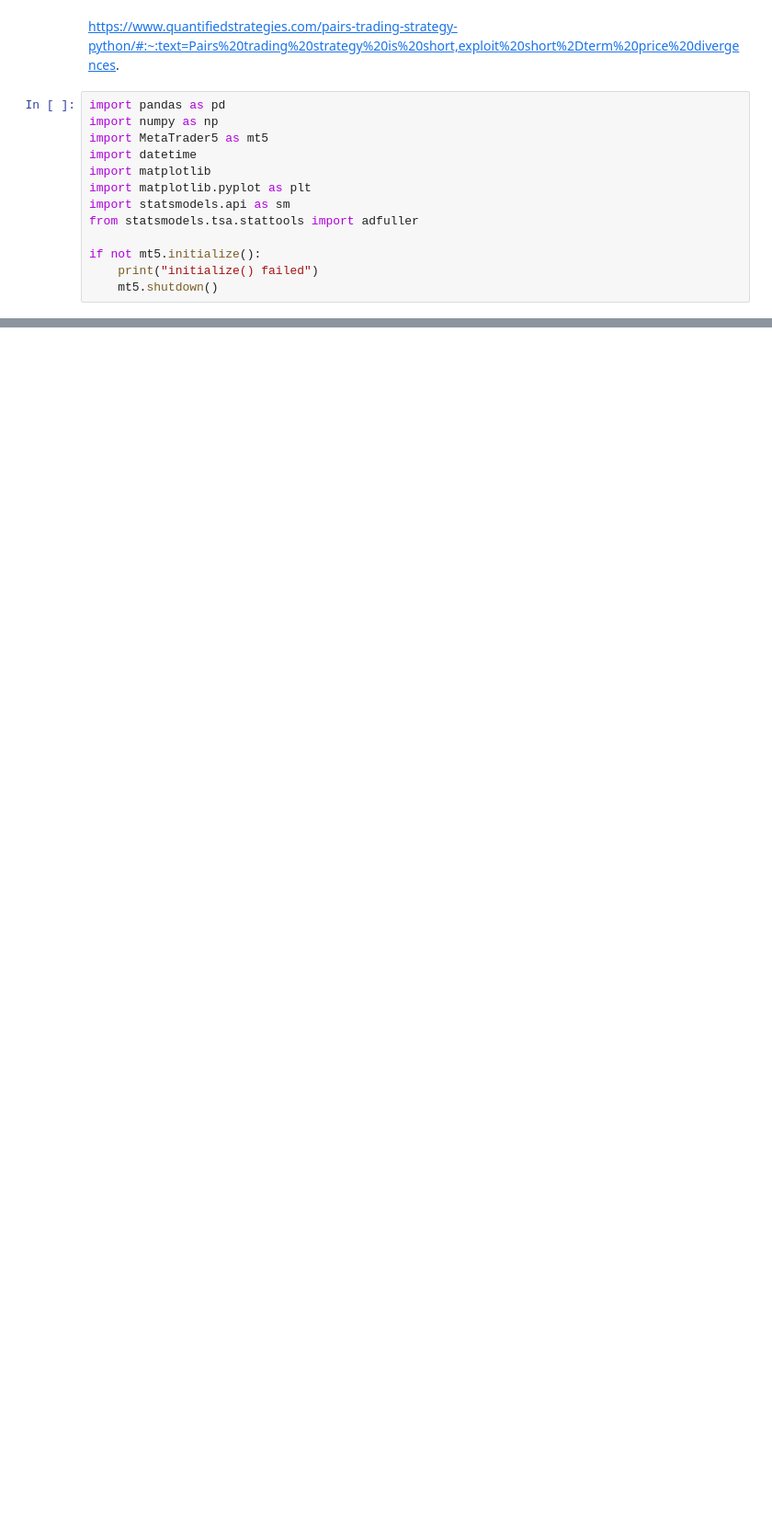
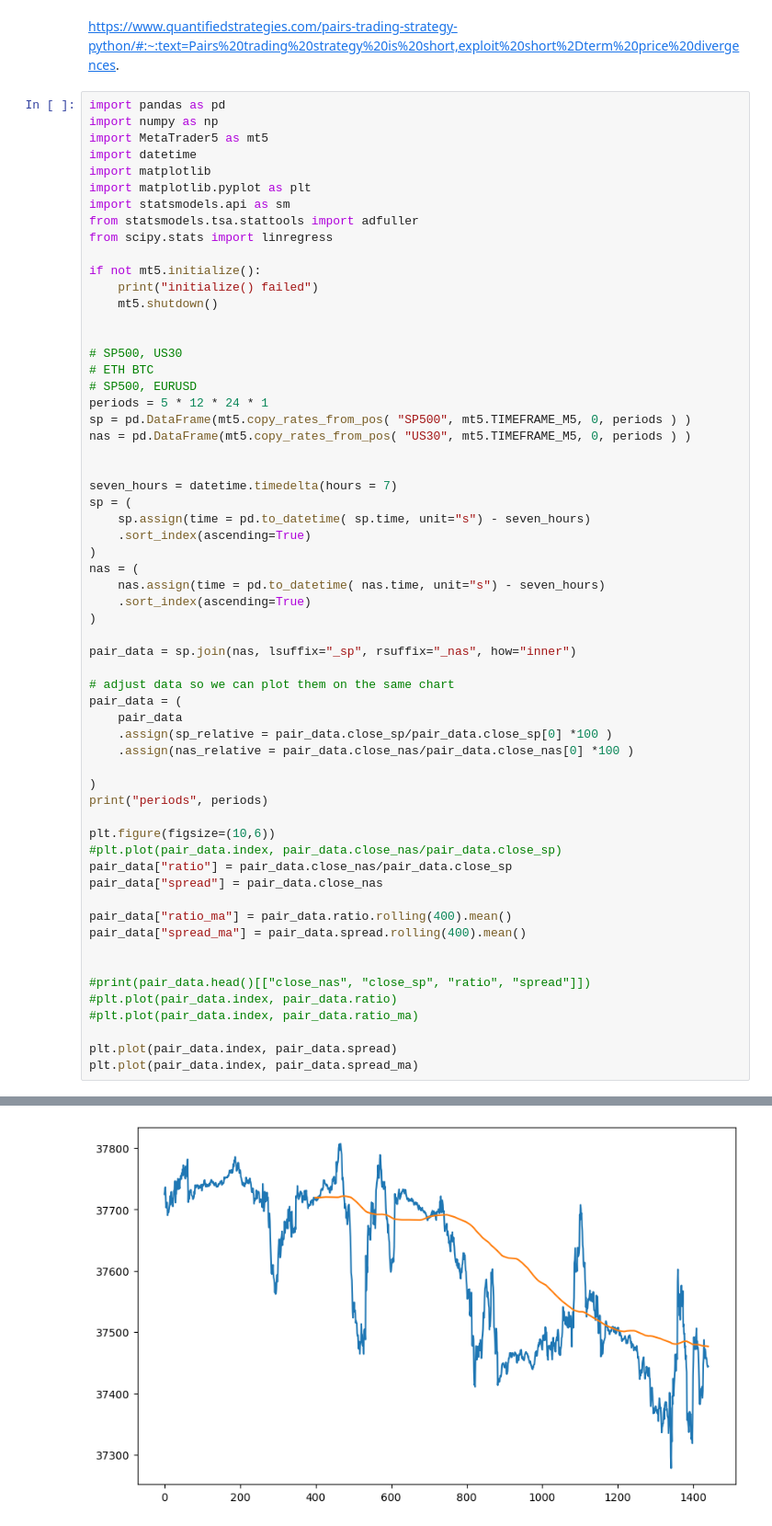
Before and after one commit to michaelmottdigital/trading-bots-mt5, a Jupyter notebook: notebooks/pairs_trades.ipynb, the cells around one changed output, grey strips where cells are left out. Shown at 92% size. Drawn from its saved outputs; the diff is of its cells as text; blank space fills up the shorter version.

```diff
--- a/notebooks/pairs_trades.ipynb
+++ b/notebooks/pairs_trades.ipynb
@@ -9,7 +9,55 @@ import matplotlib
 import matplotlib.pyplot as plt
 import statsmodels.api as sm
 from statsmodels.tsa.stattools import adfuller
+from scipy.stats import linregress
 
 if not mt5.initialize():
     print("initialize() failed")
     mt5.shutdown()
+
+
+# SP500, US30
+# ETH BTC
+# SP500, EURUSD
+periods = 5 * 12 * 24 * 1
+sp = pd.DataFrame(mt5.copy_rates_from_pos( "SP500", mt5.TIMEFRAME_M5, 0, periods ) )
+nas = pd.DataFrame(mt5.copy_rates_from_pos( "US30", mt5.TIMEFRAME_M5, 0, periods ) )
+
+
+seven_hours = datetime.timedelta(hours = 7)
+sp = (
+    sp.assign(time = pd.to_datetime( sp.time, unit="s") - seven_hours)
+    .sort_index(ascending=True)
+)
+nas = (
+    nas.assign(time = pd.to_datetime( nas.time, unit="s") - seven_hours)
+    .sort_index(ascending=True)
+)
+
+pair_data = sp.join(nas, lsuffix="_sp", rsuffix="_nas", how="inner")
+
+# adjust data so we can plot them on the same chart
+pair_data = (
+    pair_data
+    .assign(sp_relative = pair_data.close_sp/pair_data.close_sp[0] *100 )
+    .assign(nas_relative = pair_data.close_nas/pair_data.close_nas[0] *100 )
+
+)
+print("periods", periods)
+
+plt.figure(figsize=(10,6))
+#plt.plot(pair_data.index, pair_data.close_nas/pair_data.close_sp)
+pair_data["ratio"] = pair_data.close_nas/pair_data.close_sp
+pair_data["spread"] = pair_data.close_nas
+
+pair_data["ratio_ma"] = pair_data.ratio.rolling(400).mean()
+pair_data["spread_ma"] = pair_data.spread.rolling(400).mean()
+
+
+#print(pair_data.head()[["close_nas", "close_sp", "ratio", "spread"]])
+#plt.plot(pair_data.index, pair_data.ratio)
+#plt.plot(pair_data.index, pair_data.ratio_ma)
+
+plt.plot(pair_data.index, pair_data.spread)
+plt.plot(pair_data.index, pair_data.spread_ma)
+# %% [output]
@@ -15,0 +66 @@ if not mt5.initialize():
+[figure, added]
```
Also changed, not shown: parts of 10 cells of this notebook, 2 other files.
